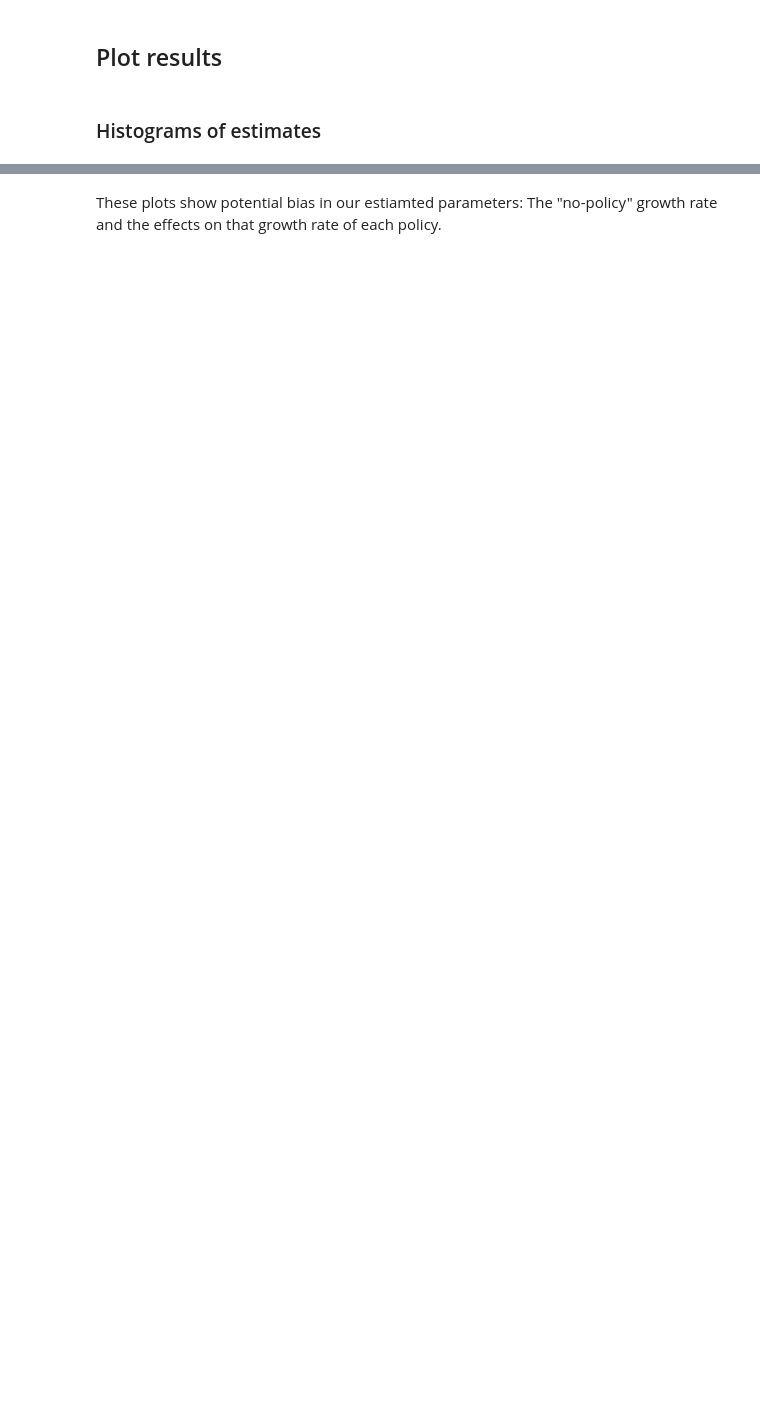
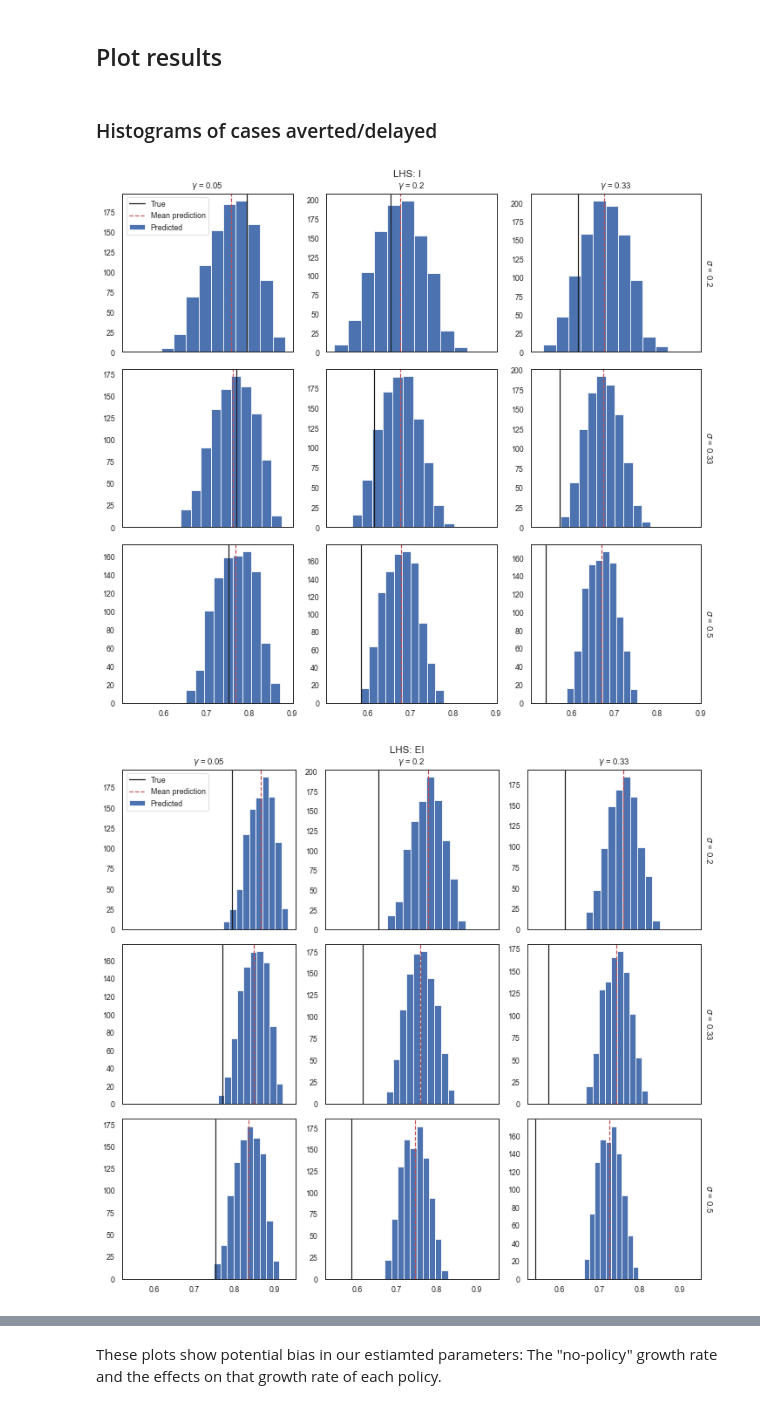
Before and after one commit to Global-Policy-Lab/gpl-covid, a Jupyter notebook: notebooks/iwb-SEIR.ipynb, the cells around one changed output, grey strips where cells are left out. Cells and saved outputs as stored; diff of their text form; code cells hidden in the pictures; blank space fills up the shorter version.

```diff
--- a/notebooks/iwb-SEIR.ipynb
+++ b/notebooks/iwb-SEIR.ipynb
@@ -281,0 +286,2 @@ estimates_ds.to_netcdf(save_fpath)
+# %%
+true_pol = res_ds.EIR.isel(t=-1)
@@ -282,4 +375,28 @@ estimates_ds.to_netcdf(save_fpath)
 # %% [markdown]
 ## Plot results
 # %% [markdown]
-### Histograms of estimates
+### Histograms of cases averted/delayed
+# %%
+for i in reg_to_run:
+    out_path = (
+        out_dir
+        / f"SEIR_sim_pred_results_{i}_betaNoise_{bn}_gammaNoise_{gn}_sigmaNoise_{sn}_"
+            f"pop{int(pop)}_lag_{'-'.join([str(s) for s in reg_lag_days])}.pdf"
+    )
+    g = xr.plot.FacetGrid(diffs,col="gamma", row="sigma", sharex=True, sharey=False)
+    g.map(plt.hist, i, label="Predicted")
+    g.map(lambda x: plt.axvline(x.mean().item(), label="True", color="k"), "true")
+    g.map(
+        lambda x: plt.axvline(
+            np.nanmean(x), color="r", linestyle="--", label="Mean prediction"
+        ),
+        i,
+    )
+    g.axes.flat[0].legend(loc="upper left")
+    g.set_xlabels("")
+    g.set_titles("$\{coord}$ = {value}")
+    g.fig.suptitle(f"LHS: {i}", va="bottom", y=0.99)
+    g.fig.savefig(out_path, dpi=300, tight_layout=True, bbox_inches="tight")
+# %% [output]
+[figure, added]
+[figure, added]
```
Also changed, not shown: parts of 20 cells of this notebook, 2 other files.
